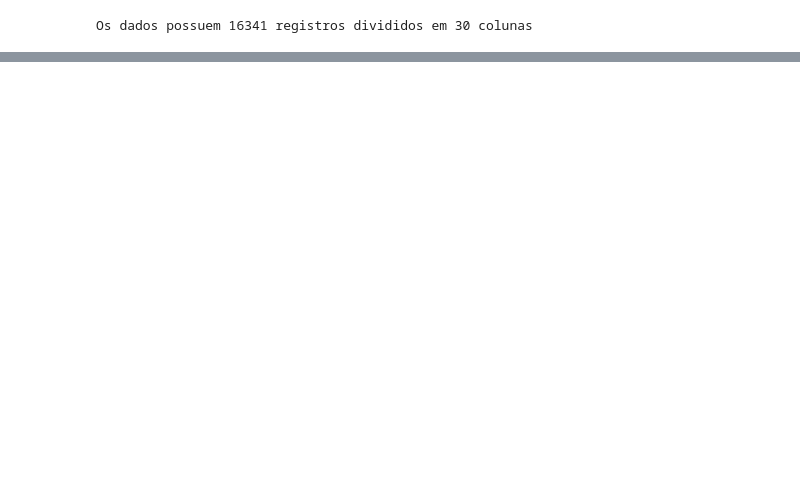
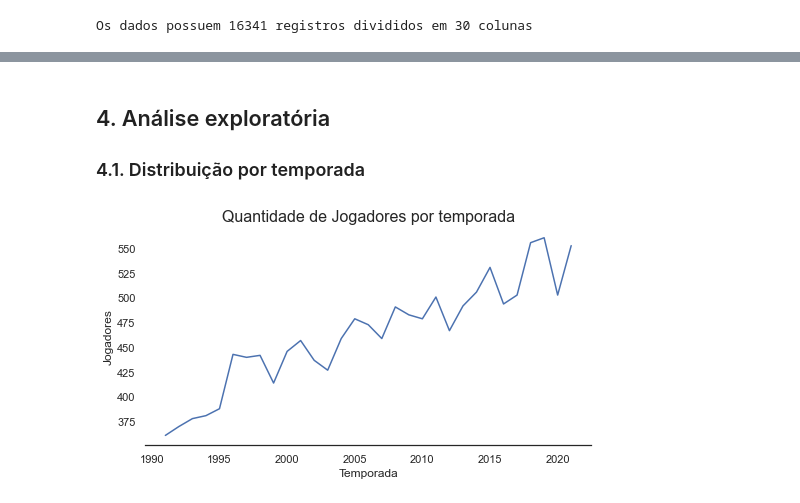
Before and after one commit to ciencia-dados-ifsp-grupo5/NBAstats, a Jupyter notebook: notebooks/NBAstats_data_analyse.ipynb, the cells around one changed output, grey strips where cells are left out. Saved outputs shown, nothing was run; the diff lists cells and outputs as text; code cells hidden in the pictures; blank space fills up the shorter version.

Commit message:
Data exploration

```diff
--- a/notebooks/NBAstats_data_analyse.ipynb
+++ b/notebooks/NBAstats_data_analyse.ipynb
@@ -81,5 +109,9 @@ import pandas as pd
 # %%
-salary = pd.read_csv('../data/salary.csv')
-print(f'Os dados possuem {stats.shape[0]} registros divididos em {stats.shape[1]} colunas')
+#Importando os datasets
+DATA_PATH = 'https://raw.githubusercontent.com/ciencia-dados-ifsp-grupo5/NBAstats/main/data'
+
+df = pd.read_csv('../data/stats.csv')
+#df = pd.read_csv(f'{DATA_PATH}/stats.csv')
+print(f'Os dados possuem {df.shape[0]} registros divididos em {df.shape[1]} colunas')
 # %% [output]
 Os dados possuem 16341 registros divididos em 30 colunas
@@ -105,0 +169,8 @@ Name: 0, dtype: object
+# %%
+# Retirar temporada 2021-22
+df_pre = df.query('SEASON_ID != "2021-22"')
+
+# Simplificando Temporada
+df_pre['SEASON_ID'] = df_pre['SEASON_ID'].str.slice(0,4).astype(int)+1
+
+df_pre.head()
@@ -105,0 +198,12 @@ Name: 0, dtype: object
+# %%
+# Verificando a quantidade de registros de jogadores que possuem mais de um time por temporada que não seja o total
+jogadores_duplicados = df_pre[df_pre.duplicated(subset = ['PLAYER_NAME','SEASON_ID'])].query('TEAM_ABBREVIATION != "TOT"').shape[0]
+print(f"Jogadores com estatísticas duplicadas: {jogadores_duplicados}")
+
+# Retirar os jogadores
+index_duplicados = df_pre[df_pre.duplicated(subset = ['PLAYER_NAME','SEASON_ID'])].query('TEAM_ABBREVIATION != "TOT"').index
+df_pre.drop(index_duplicados, axis = 0, inplace = True)
+
+# Verificação pós-processamento
+jogadores_duplicados = df_pre[df_pre.duplicated(subset = ['PLAYER_NAME','SEASON_ID'])].query('TEAM_ABBREVIATION != "TOT"').shape[0]
+print(f"Jogadores com estatísticas duplicadas pós processamento: {jogadores_duplicados}")
@@ -105,0 +215,4 @@ Name: 0, dtype: object
+# %%
+# Excluindo colunas de ID
+df_pre = df_pre.drop(columns = ['PLAYER_ID','LEAGUE_ID','TEAM_ID','TEAM_ABBREVIATION'])
+df_pre.head(3)
@@ -105,0 +225,17 @@ Name: 0, dtype: object
+# %% [markdown]
+## 4. Análise exploratória
+
+### 4.1. Distribuição por temporada
+# %%
+# Quantidade de jogadores por temporada
+plt.figure(figsize=(8, 4))
+
+ax = sns.lineplot(x = df_pre.groupby('SEASON_ID').count().iloc[:,1].index,
+             y = df_pre.groupby('SEASON_ID').count().iloc[:,1])
+ax.set_ylabel('Jogadores')
+ax.set_xlabel('Temporada')
+ax.set_title('Quantidade de Jogadores por temporada')
+
+plt.show()
+# %% [output]
+[figure, added]
```
Also changed, not shown: parts of 25 cells of this notebook.
